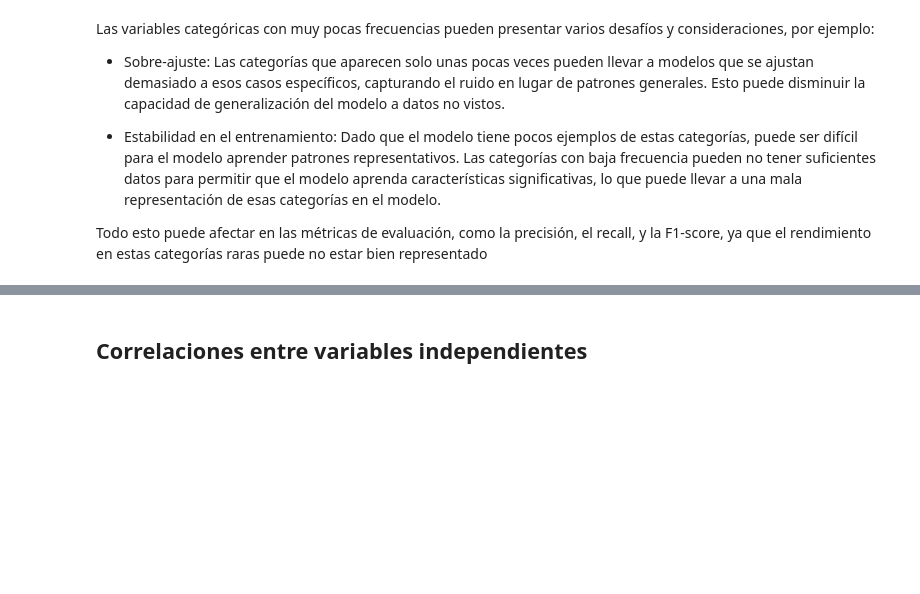
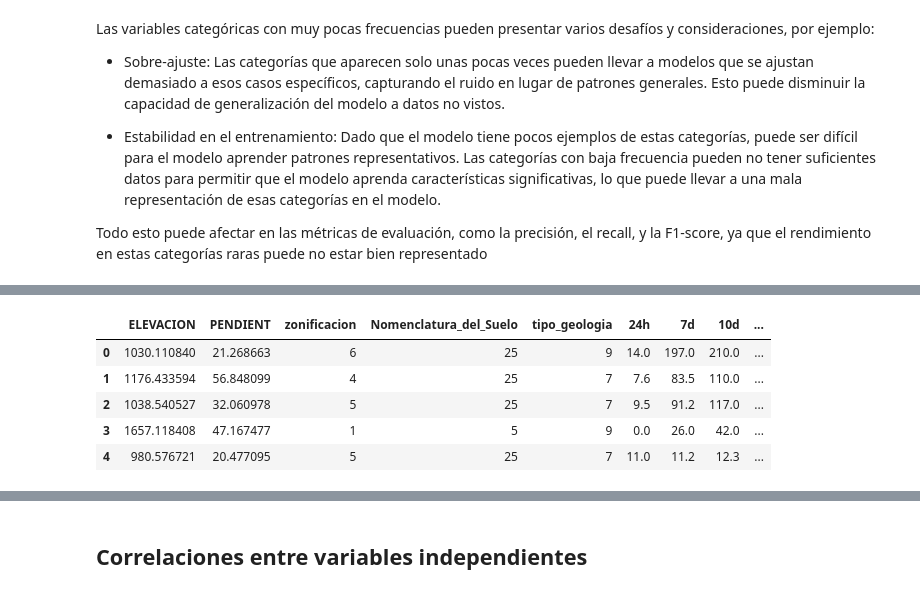
Before and after one commit to SimonLopezR/estimacion_riesgo_deslizamiento, a Jupyter notebook: docs/_build/jupyter_execute/eda.ipynb, the cells around one changed output, grey strips where cells are left out. Saved outputs shown, nothing was run; the diff lists cells and outputs as text; code cells hidden in the pictures; blank space fills up the shorter version.

```diff
--- a/docs/_build/jupyter_execute/eda.ipynb
+++ b/docs/_build/jupyter_execute/eda.ipynb
@@ -182,0 +262,10 @@ Todo esto puede afectar en las métricas de evaluación, como la precisión, el
+# %%
+resultado_cluster=clusters_dict['con_7_clusters']
+resultado_cluster.head()
+# %% [output]
+|  | ELEVACION | PENDIENT | zonificacion | Nomenclatura_del_Suelo | tipo_geologia | 24h | 7d | 10d | ... |
+| 0 | 1030.110840 | 21.268663 | 6 | 25 | 9 | 14.0 | 197.0 | 210.0 | ... |
+| 1 | 1176.433594 | 56.848099 | 4 | 25 | 7 | 7.6 | 83.5 | 110.0 | ... |
+| 2 | 1038.540527 | 32.060978 | 5 | 25 | 7 | 9.5 | 91.2 | 117.0 | ... |
+| 3 | 1657.118408 | 47.167477 | 1 | 5 | 9 | 0.0 | 26.0 | 42.0 | ... |
+| 4 | 980.576721 | 20.477095 | 5 | 25 | 7 | 11.0 | 11.2 | 12.3 | ... |
```
Also changed, not shown: parts of 19 cells of this notebook, 22 other files.
